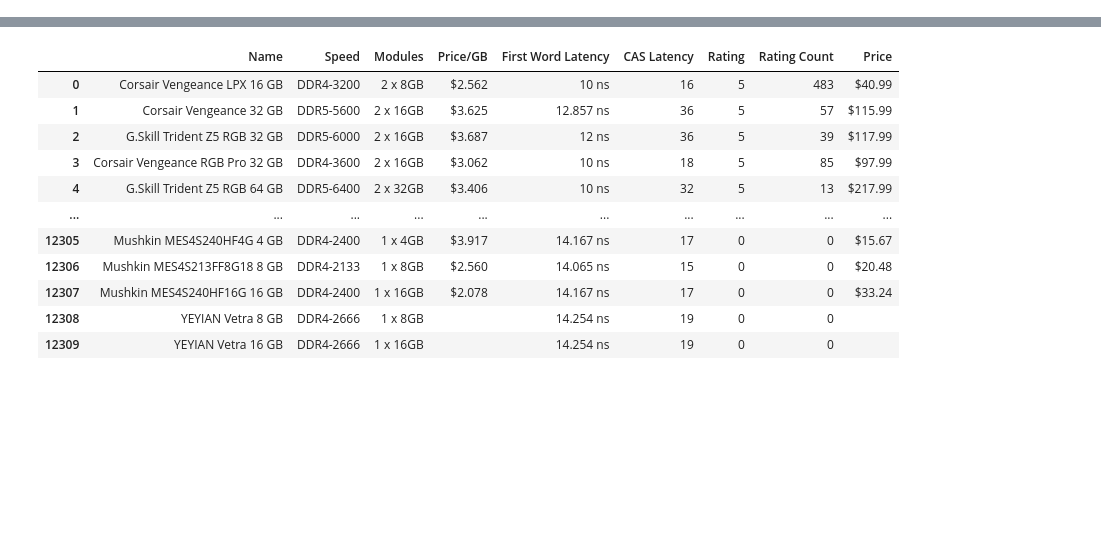
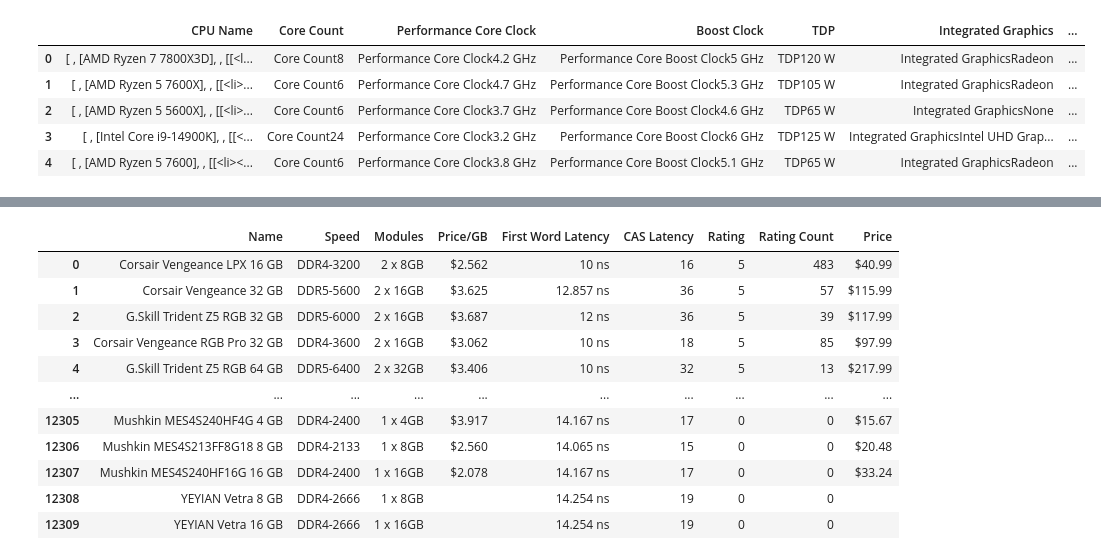
Before and after one commit to knoppds/CSCI_5502_Group_Project_01, a Jupyter notebook: Group_Project_Data_Collection.ipynb, the cells around one changed output, grey strips where cells are left out. Cells and saved outputs as stored; diff of their text form; code cells hidden in the pictures; blank space fills up the shorter version.

Commit message:
updated gpu and cpu data

```diff
--- a/Group_Project_Data_Collection.ipynb
+++ b/Group_Project_Data_Collection.ipynb
@@ -2,6 +2,62 @@
 from bs4 import BeautifulSoup
 import requests
 import pandas as pd
+# %%
+# Reading the txt file and creating a BeautifulSoup object
+with open('CPU_HTMLs/CPU_HTML_Combined.txt', 'r') as file:
+    # Read the file and assign it to a variable
+    page = file.read()
+    # Create a BeautifulSoup object
+    CPU_HTML = BeautifulSoup(page, 'html.parser')
+
+# Extracting the CPU names
+CPU_names = CPU_HTML.find_all('div', class_='td__nameWrapper')
+
+# Extracting the CPU Info to pull other information
+CPU_info = CPU_HTML.find_all('td')
+# stripping the text of the HTML tags
+CPU_info = [CPU.get_text() for CPU in CPU_info]
+#removing the first element
+CPU_info = CPU_info[1:]
+
+# Extracting the CPU core count
+CPU_core_count = [CPU for CPU in CPU_info if 'Core Count' in CPU]
+
+# Extracting the CPU Core Clock
+CPU_core_clock = [CPU for CPU in CPU_info if 'Core Clock' in CPU]
+
+# Extracting the CPU Boost Clock
+CPU_boost = [CPU for CPU in CPU_info if 'Boost' in CPU]
+
+
+# Extracting the CPU TDP
+CPU_TDP = [CPU for CPU in CPU_info if 'TDP' in CPU]
+
+# Extracting the CPU Integrated Graphics
+CPU_integrated_graphics = [CPU for CPU in CPU_info if 'Integrated Graphics' in CPU]
+
+# Extracting the CPU Sockets Supported
+CPU_sockets_supported = [CPU for CPU in CPU_info if 'SMT' in CPU]
+
+# Extracting the CPU Raiting
+CPU_Rating = CPU_HTML.find_all('td', class_='td__rating td--nowrap')
+
+# Extracting the CPU Raiting Count
+CPU_Rating_Count = CPU_HTML.find_all('td', class_='td__rating td--nowrap')
+
+# Extracting the CPU Price
+CPU_price = CPU_HTML.find_all('td', class_='td__price')
+
+# Creating a DataFrame
+CPU_df = pd.DataFrame({'CPU Name': CPU_names, 'Core Count': CPU_core_count, 'Performance Core Clock': CPU_core_clock, 'Boost Clock': CPU_boost, 'TDP': CPU_TDP, 'Integrated Graphics': CPU_integrated_graphics, 'Sockets Supported': CPU_sockets_supported, 'Rating': CPU_Rating, 'Rating Count': CPU_Rating_Count, 'Price': CPU_price})
+CPU_df.head()
+# %% [output]
+|  | CPU Name | Core Count | Performance Core Clock | Boost Clock | TDP | Integrated Graphics | ... |
+| 0 | [ , [AMD Ryzen 7 7800X3D], , [[<l... | Core Count8 | Performance Core Clock4.2 GHz | Performance Core Boost Clock5 GHz | TDP120 W | Integrated GraphicsRadeon | ... |
+| 1 | [ , [AMD Ryzen 5 7600X], , [[<li>... | Core Count6 | Performance Core Clock4.7 GHz | Performance Core Boost Clock5.3 GHz | TDP105 W | Integrated GraphicsRadeon | ... |
+| 2 | [ , [AMD Ryzen 5 5600X], , [[<li>... | Core Count6 | Performance Core Clock3.7 GHz | Performance Core Boost Clock4.6 GHz | TDP65 W | Integrated GraphicsNone | ... |
+| 3 | [ , [Intel Core i9-14900K], , [[<... | Core Count24 | Performance Core Clock3.2 GHz | Performance Core Boost Clock6 GHz | TDP125 W | Integrated GraphicsIntel UHD Grap... | ... |
+| 4 | [ , [AMD Ryzen 5 7600], , [[<li><... | Core Count6 | Performance Core Clock3.8 GHz | Performance Core Boost Clock5.1 GHz | TDP65 W | Integrated GraphicsRadeon | ... |
 # %%
 # Reading the txt file and creating a BeautifulSoup object
 with open('CPU_HTMLs/CPU_HTML_Combined.txt', 'r') as file:
```
Also changed, not shown: parts of 2 cells of this notebook, 14 other files.
